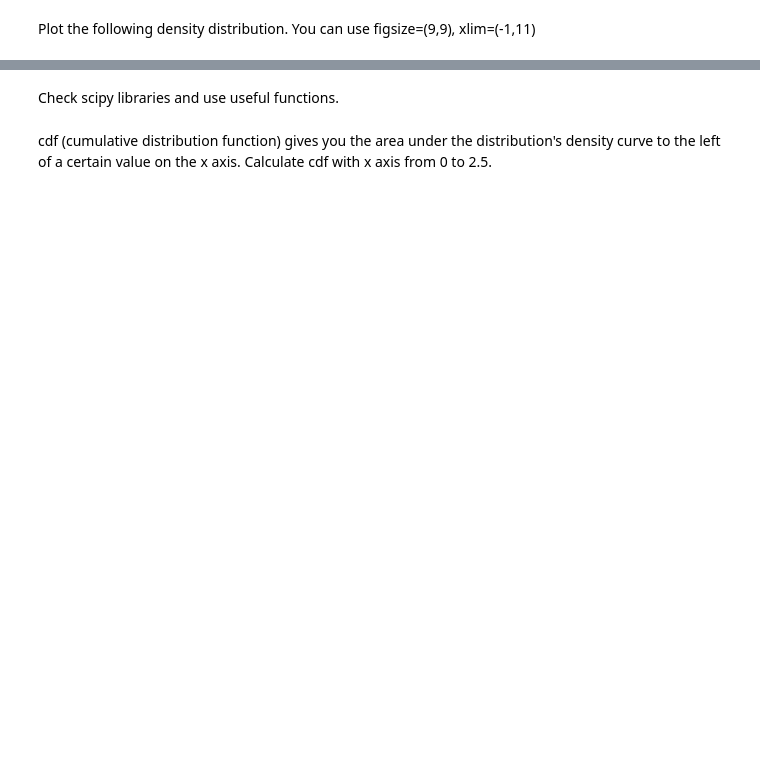
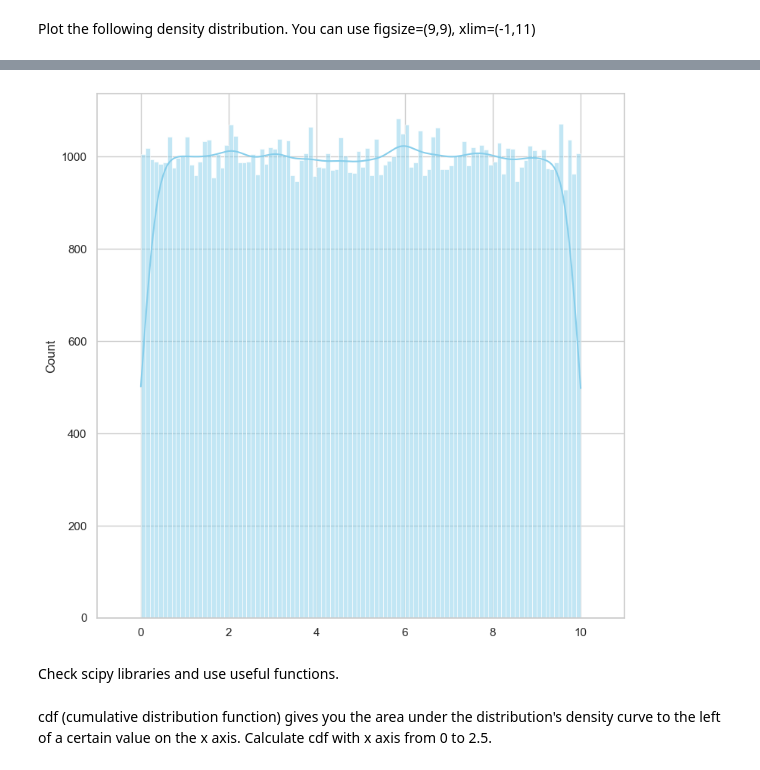
Before and after one commit to pashatay/CS6647, a Jupyter notebook: 3/homework3.ipynb, the cells around one changed output, grey strips where cells are left out. Drawn from its saved outputs; the diff is of its cells as text; code cells hidden in the pictures; blank space fills up the shorter version.

```diff
--- a/3/homework3.ipynb
+++ b/3/homework3.ipynb
@@ -9,14 +5,16 @@ Error:
 # %% [markdown]
 Use scipy library to create a randam uniform distribution data (100000 numbers from 0 to 10)
 # %%
-from scipy.stats import uniform
+import numpy as np
+from scipy import stats
 
-# Define the start and range of your distribution
+# Define the parameters for the uniform distribution
 start = 0
-range_ = 10
+width = 10
 
 # Generate random numbers
-data = uniform.rvs(size=100000, loc = start, scale=range_)
+random_data = stats.uniform.rvs(size=100000, loc=start, scale=width)
 
-print(data)
+# The result is an array of 100,000 numbers from a uniform distribution between 0 and 10.
+print(random_data)
 # %% [output]
@@ -30 +25,21 @@ You can use figsize=(9,9), xlim=(-1,11)
+# %%
+import matplotlib.pyplot as plt
+import seaborn as sns
+
+# Set the style of the plot
+sns.set(style='whitegrid')
+
+# Set the size of the plot
+plt.figure(figsize=(9, 9))
+
+# Generate a histogram and kernel density estimate
+sns.histplot(random_data, bins=100, kde=True, color='skyblue')
+
+# Set the limits of the x-axis
+plt.xlim(-1, 11)
+
+# Show the plot
+plt.show()
+# %% [output]
+[figure, added]
 # %% [markdown]
```
Also changed, not shown: parts of 25 cells of this notebook.
